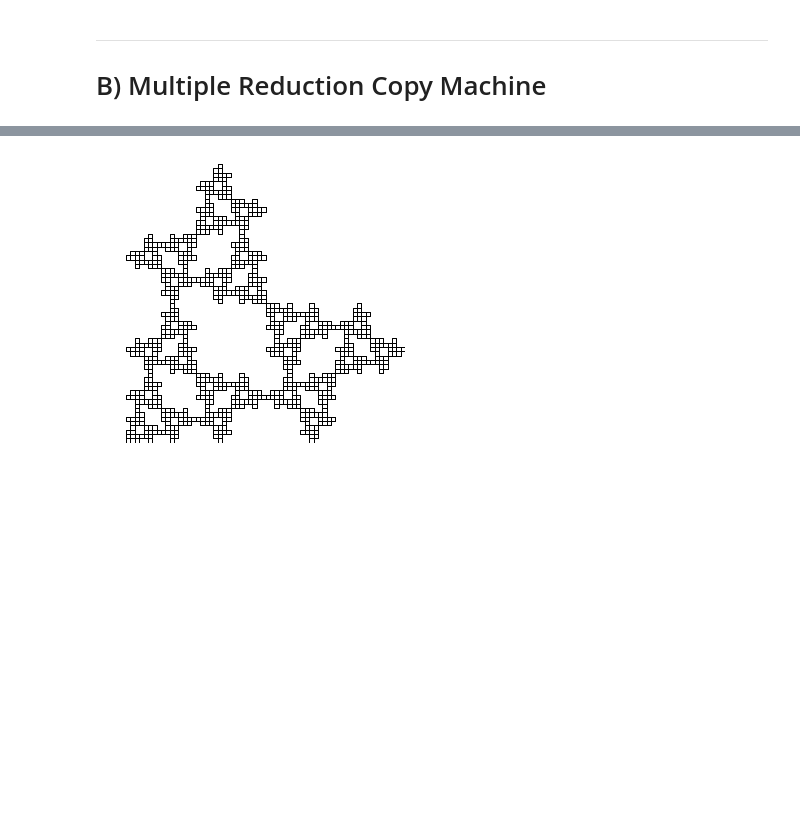
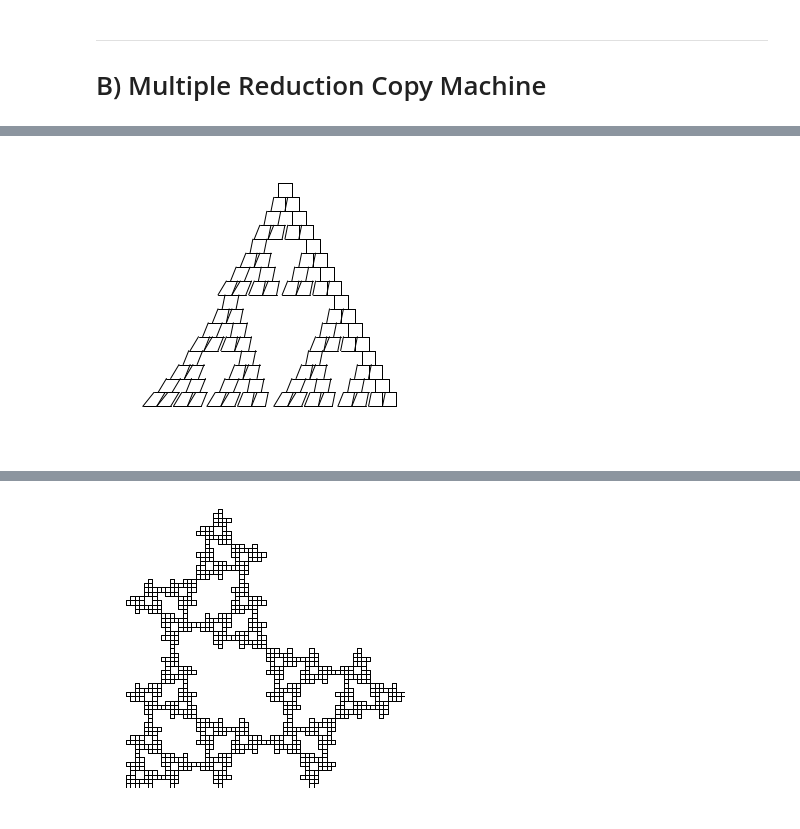
Before and after one commit to effa/iv122, a Jupyter notebook: 08-linear-transformations.ipynb, the cells around one changed output, grey strips where cells are left out. Saved outputs shown, nothing was run; the diff lists cells and outputs as text; code cells hidden in the pictures; blank space fills up the shorter version.

```diff
--- a/08-linear-transformations.ipynb
+++ b/08-linear-transformations.ipynb
@@ -158,0 +160,13 @@ sierpinski()
+# %%
+def vague_sierpinsky(n):
+    shape = create_square(a=1)
+    shrinking = scaling(0.5, 0.5)
+    transformations = [
+        shrinking,
+        combine(shrinking, shear(0.2), translation(-0.25, -0.5)),
+        combine(shrinking, translation(0.25, -0.5))]
+    mrcm(shape, transformations, n)
+
+vague_sierpinsky(n=4)
+# %% [output]
+[figure, added]
```
Also changed, not shown: parts of 8 cells of this notebook, 8 other files.
